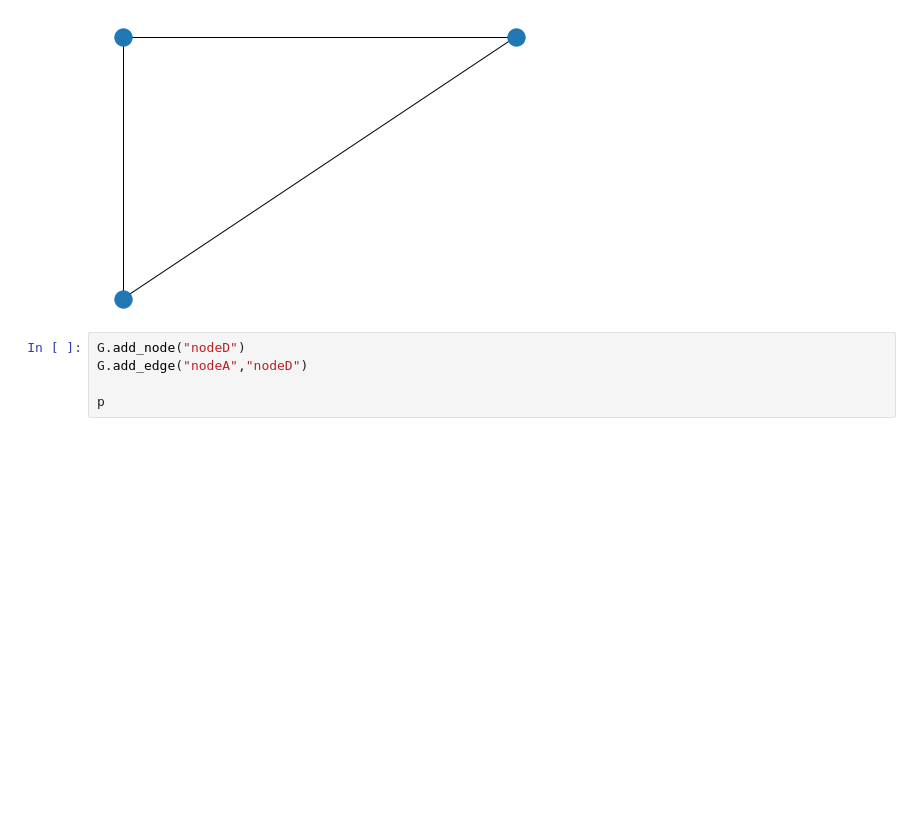
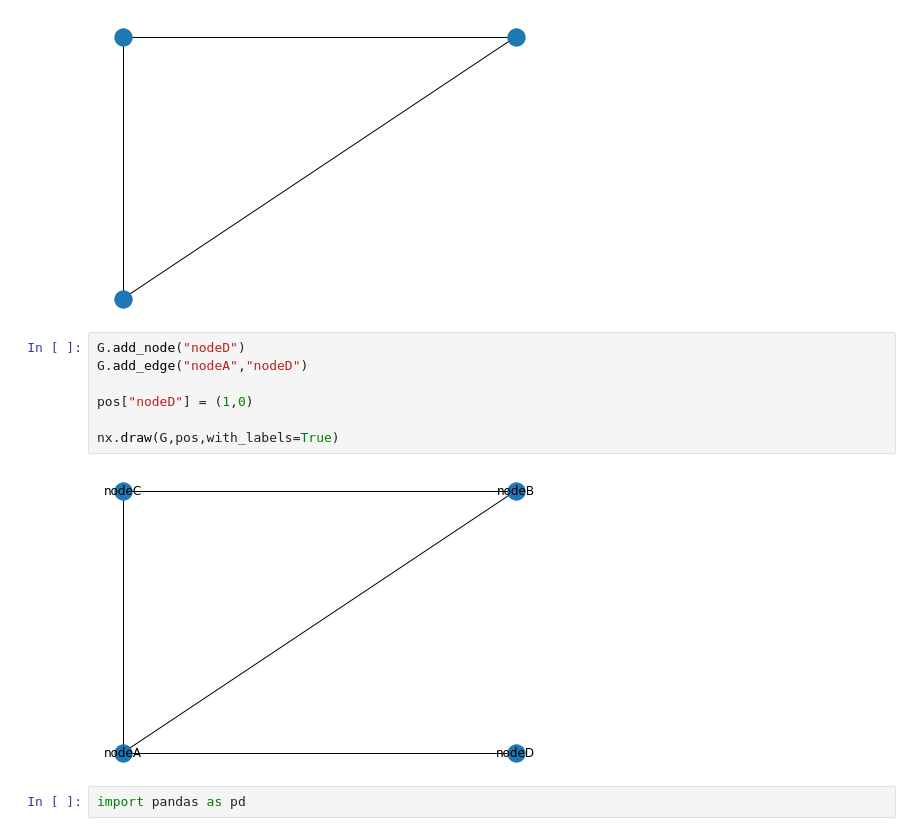
Before and after one commit to zaxirolls/learn, a Jupyter notebook: pythonknock100/サンプルコード_20200325 2/6章/ch6.ipynb, the cells around one changed output. Drawn from its saved outputs; the diff is of its cells as text; blank space fills up the shorter version.

```diff
--- a/pythonknock100/サンプルコード_20200325 2/6章/ch6.ipynb
+++ b/pythonknock100/サンプルコード_20200325 2/6章/ch6.ipynb
@@ -165,5 +165,11 @@ plt.show()
 # %%
 G.add_node("nodeD")
 G.add_edge("nodeA","nodeD")
 
-p
+pos["nodeD"] = (1,0)
+
+nx.draw(G,pos,with_labels=True)
+# %% [output]
+[figure, added]
+# %%
+import pandas as pd
```
Also changed, not shown: parts of 4 cells of this notebook.
